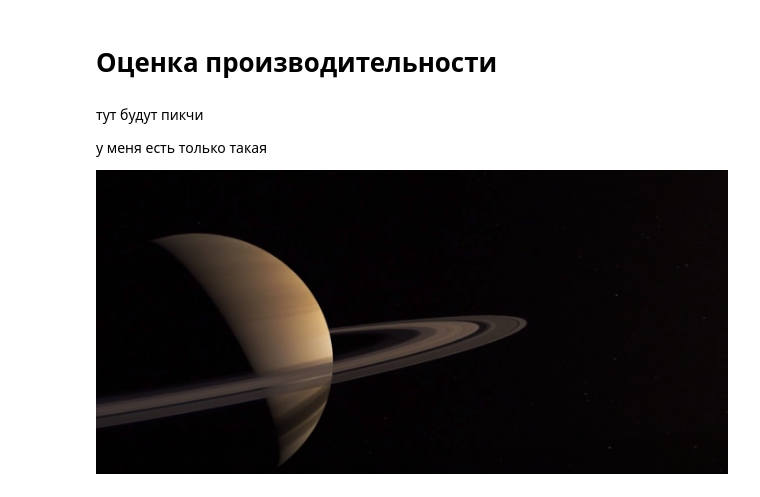
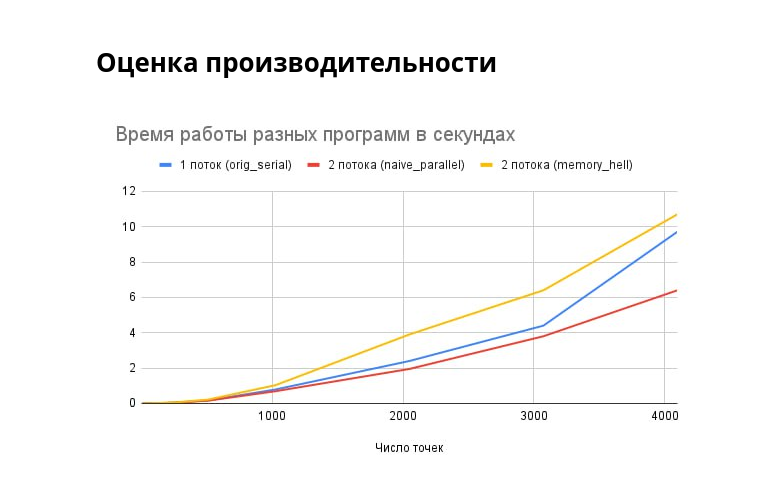
Before and after one commit to yualapshina/distrib-lab1, a Jupyter notebook: distrib_lab1_env.ipynb, the cells around one changed output. Cells and saved outputs as stored; diff of their text form; code cells hidden in the pictures.

Commit message:
plots + final fixes

```diff
--- a/distrib_lab1_env.ipynb
+++ b/distrib_lab1_env.ipynb
@@ -140,9 +139,9 @@ HTML(animation.to_html5_video())
 [interactive output not drawn]
 # %% [markdown]
 # Оценка производительности
-# %% [markdown]
-тут будут пикчи
-
-у меня есть только такая
-
-![saturn-thumbnail.jpg](embedded-picture-1)
+# %%
+Image('distrib-lab1/pictures/timing_versions.jpeg')
+# мда
+# все остальные метрики будут касаться результатов naive_parallel (не считая, естественно, оригинала)
+# %% [output]
+[figure, added]
```
Also changed, not shown: parts of 9 cells of this notebook.
